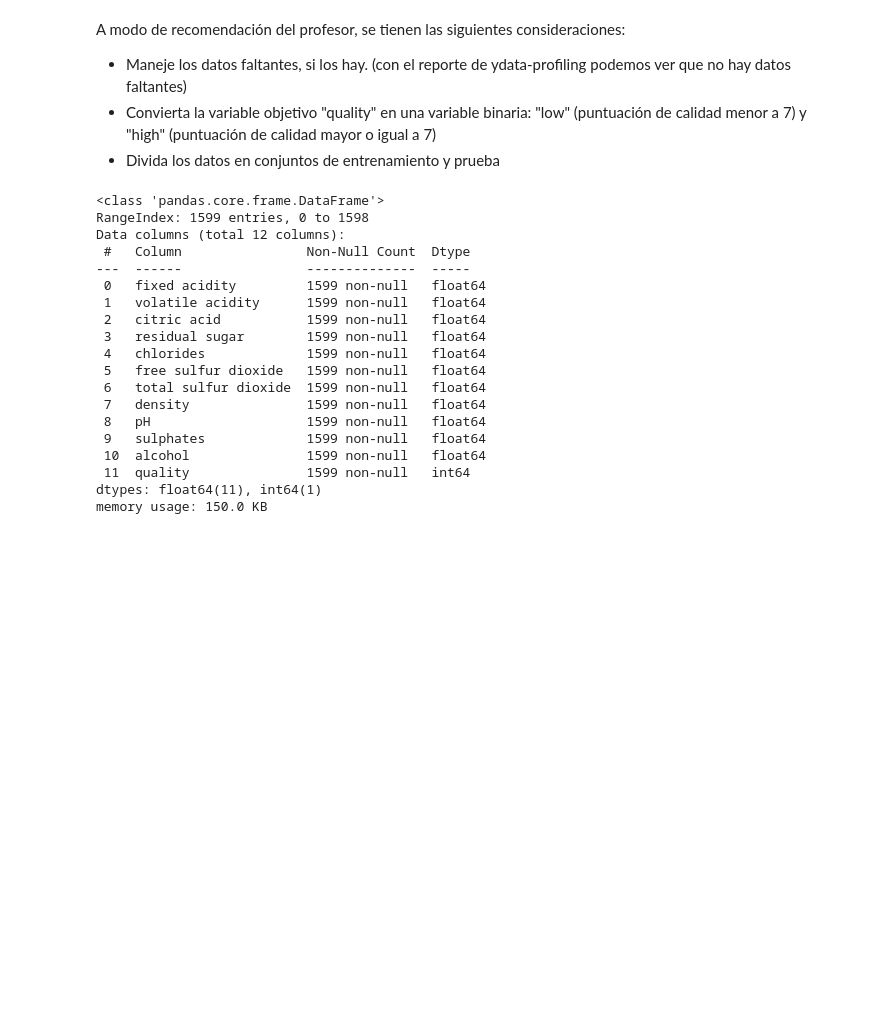
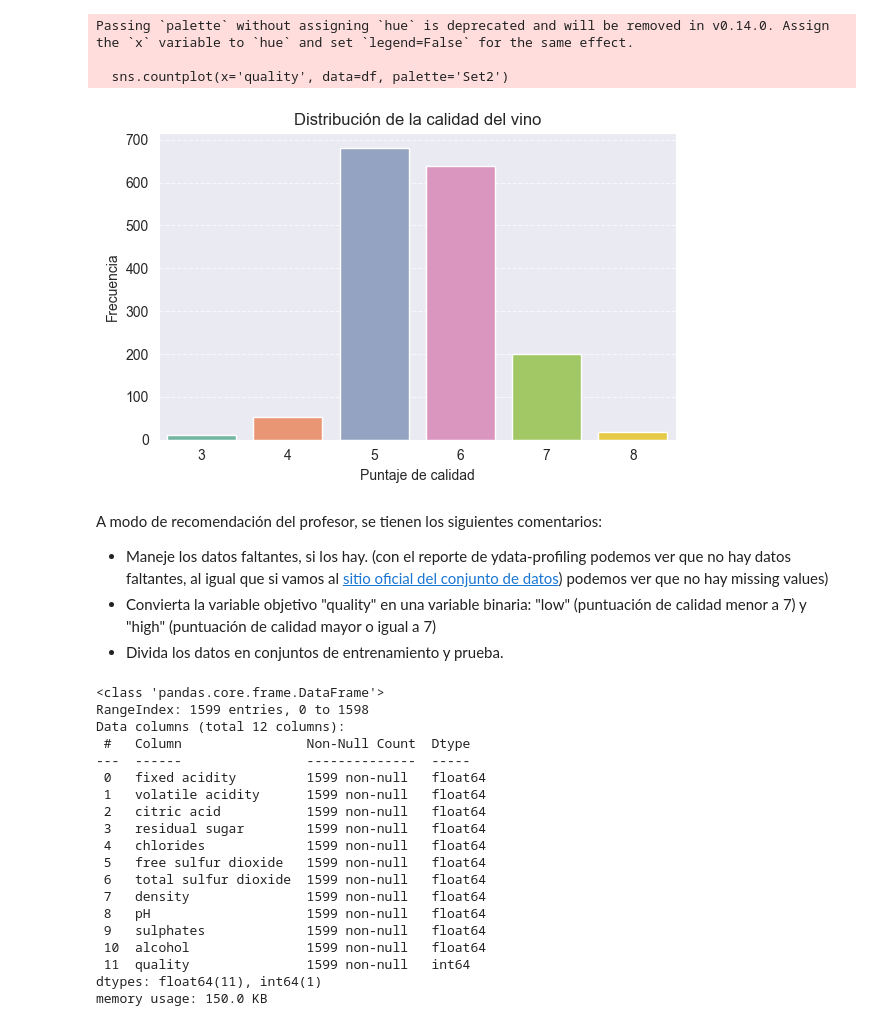
Before and after one commit to GSGEdgardo/t2_topicos, a Jupyter notebook: notebooks/naive_bayes.ipynb, the cells around one changed output. Drawn from its saved outputs; the diff is of its cells as text; code cells hidden in the pictures; blank space fills up the shorter version.

```diff
--- a/notebooks/naive_bayes.ipynb
+++ b/notebooks/naive_bayes.ipynb
@@ -38,7 +69,22 @@ print(np.shape(df))  # este comando imprime la forma del dataframe
+# %%
+# Distribución de la calidad original (multiclase)
+plt.figure(figsize=(6, 4))
+sns.countplot(x='quality', data=df, palette='Set2')
+plt.title("Distribución de la calidad del vino")
+plt.xlabel("Puntaje de calidad")
+plt.ylabel("Frecuencia")
+plt.grid(axis='y', linestyle='--', alpha=0.7)
+plt.tight_layout()
+plt.show()
+# %% [output]
+Passing `palette` without assigning `hue` is deprecated and will be removed in v0.14.0. Assign the `x` variable to `hue` and set `legend=False` for the same effect.
+
+  sns.countplot(x='quality', data=df, palette='Set2')
+[figure, added]
 # %% [markdown]
-A modo de recomendación del profesor, se tienen las siguientes consideraciones:
-* Maneje los datos faltantes, si los hay. (con el reporte de ydata-profiling podemos ver que no hay datos faltantes)
+A modo de recomendación del profesor, se tienen los siguientes comentarios:
+* Maneje los datos faltantes, si los hay. (con el reporte de ydata-profiling podemos ver que no hay datos faltantes, al igual que si vamos al [sitio oficial del conjunto de datos](https://archive.ics.uci.edu/dataset/186/wine+quality)) podemos ver que no hay missing values)
 * Convierta la variable objetivo "quality" en una variable binaria: "low" (puntuación de calidad menor a 7) y "high" (puntuación de calidad mayor o igual a 7)
-* Divida los datos en conjuntos de entrenamiento y prueba
+* Divida los datos en conjuntos de entrenamiento y prueba.
 # %%
 # Convertir la columna quality a binaria considerando como valor de corte 7, siendo menor a 7 'low' y mayor igual 7 'high'.
```
Also changed, not shown: parts of 17 cells of this notebook, 3 other files.
